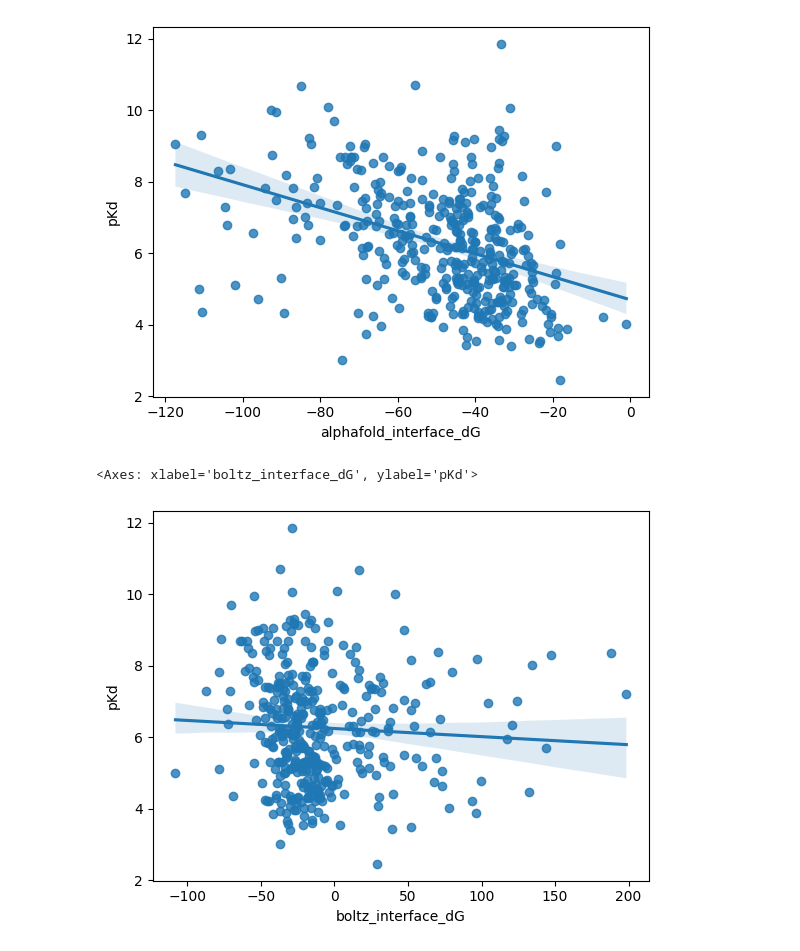
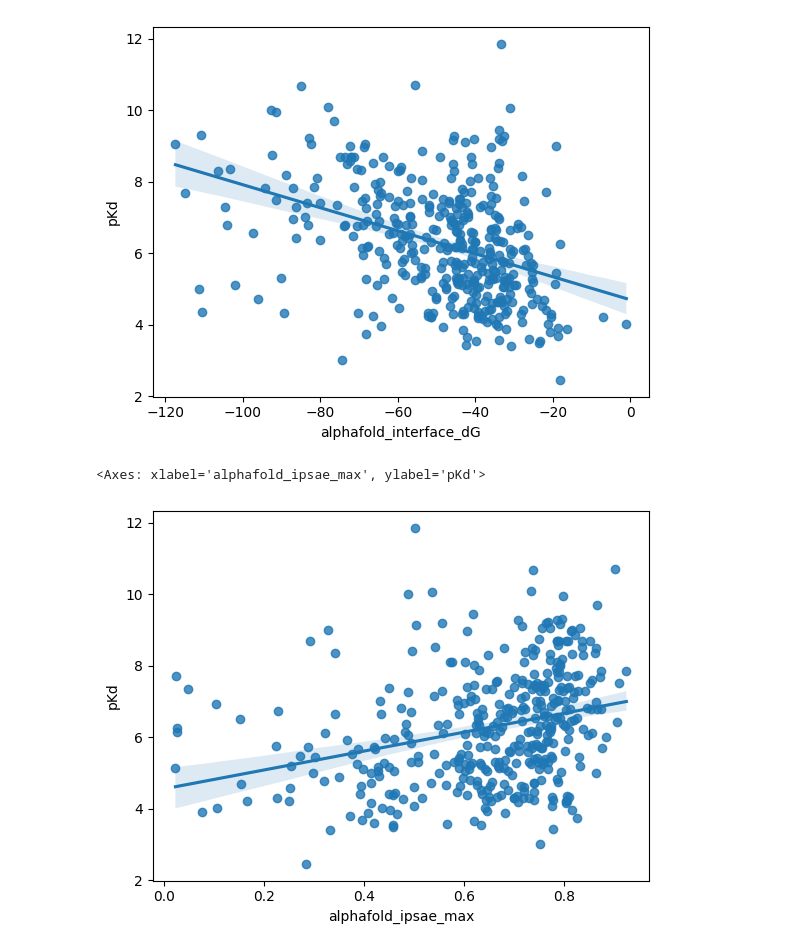
Before and after one commit to ErikHartman/PepBind, a Jupyter notebook: src/binding_score_function/notebooks/analysis_v2.ipynb, the cells around one changed output. Drawn from its saved outputs; the diff is of its cells as text; code cells hidden in the pictures.

```diff
--- a/src/binding_score_function/notebooks/analysis_v2.ipynb
+++ b/src/binding_score_function/notebooks/analysis_v2.ipynb
@@ -6,6 +6,7 @@ import numpy as np
 # %%
 decoy_scores = pd.read_csv("/mnt/biomsarchive/biomsarchive/Data/personal/ma7631si/immunopeptides_data/outputs/binding_score_function/3_scores/decoy_scores.csv")
 real_scores = pd.read_csv("/mnt/biomsarchive/biomsarchive/Data/personal/ma7631si/immunopeptides_data/outputs/binding_score_function/3_scores/scores.csv")
+real_scores["is_decoy"] = False
 # %%
 real_scores["complex_filename"].head(3)
 # %% [output]
@@ -108,10 +109,10 @@ sns.regplot(data=real_scores, x="alphafold_interface_dG", y="pKd")
 <Axes: xlabel='alphafold_interface_dG', ylabel='pKd'>
 [figure]
 # %%
-sns.regplot(data=real_scores, y="pKd", x="boltz_interface_dG")
+sns.regplot(data=real_scores, y="pKd", x="alphafold_ipsae_max")
 # %% [output]
-<Axes: xlabel='boltz_interface_dG', ylabel='pKd'>
+<Axes: xlabel='alphafold_ipsae_max', ylabel='pKd'>
-[figure, old version]
+[figure, new version]
 # %%
 real_scores.columns
 # %% [output]
```
Also changed, not shown: parts of 7 cells of this notebook, 56 other files.
